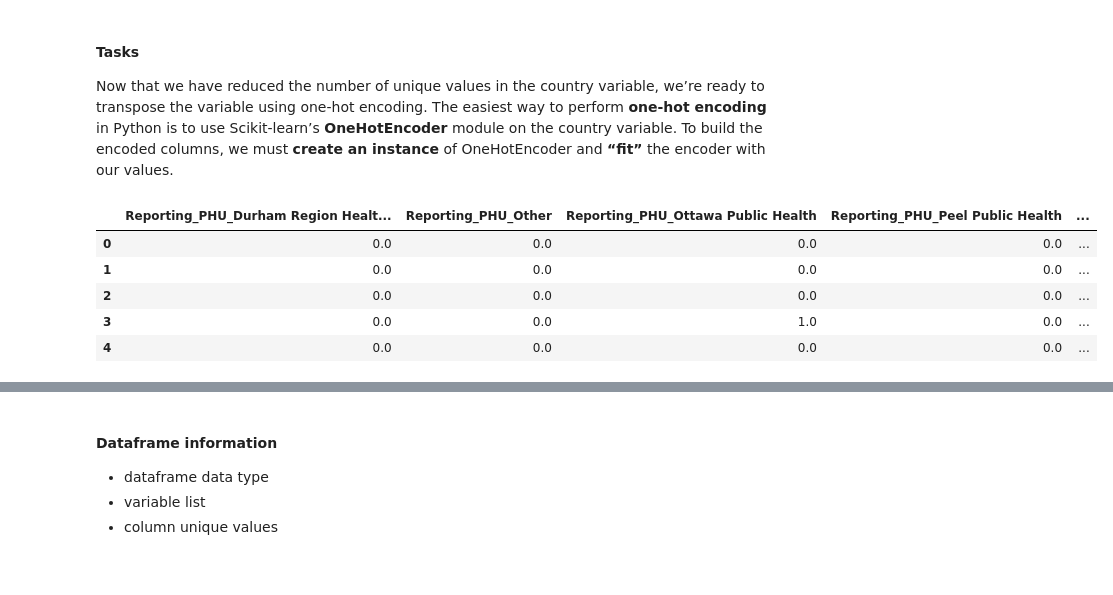
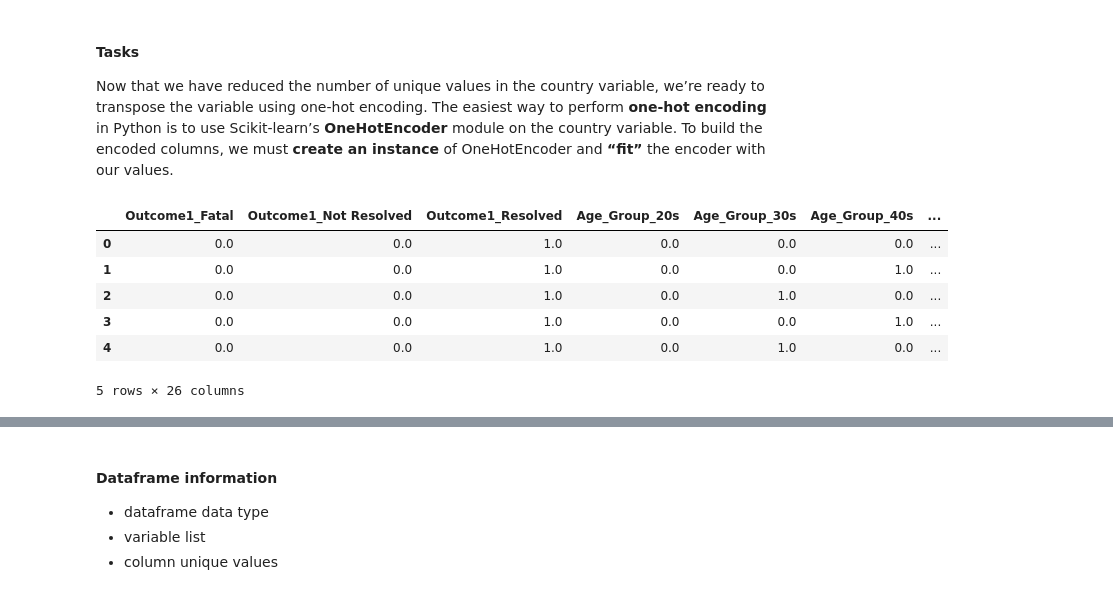
Before and after one commit to tenley8/Team-3, a Jupyter notebook: Ontario_COVID-19.ipynb, the cells around one changed output, grey strips where cells are left out. Saved outputs shown, nothing was run; the diff lists cells and outputs as text; code cells hidden in the pictures.

```diff
--- a/Ontario_COVID-19.ipynb
+++ b/Ontario_COVID-19.ipynb
@@ -65,3 +65,6 @@ Reporting_PHU_Longitude      float64
 dtype: object
 # %% [markdown]
 #### **Clean Data**
+# %%
+df2 = df[['Outcome1','Age_Group','Client_Gender','Reporting_PHU']]
+df2.head()
@@ -185,7 +147,7 @@ dtype: int64
 - 2) Create generalized categorical values and reassign all data points to the new corresponding values
 # %%
 # Application type counts
-Reporting_PHU_counts = df.Reporting_PHU.value_counts()
+Reporting_PHU_counts = df2.Reporting_PHU.value_counts()
 Reporting_PHU_counts
 # %% [output]
 Toronto Public Health                                       13511
@@ -219,14 +178,16 @@ According to the density plot, the most common unique values have more than 1000
 - Determine which values to replace
 - Replace in DataFrame
 - Check to make sure binning was successful
+# %%
+df2_cat = df2.dtypes[df2.dtypes == "object"].index.tolist()
 # %%
-# replace values
+# replace values (1000 could be bit too large. could try something like 200 to 500)
 replace_Reporting_PHU = list(Reporting_PHU_counts[Reporting_PHU_counts < 1000].index)
 
 # use for loop to replace values
 for i in replace_Reporting_PHU:
-    df.Reporting_PHU  = df.Reporting_PHU.replace(i,"Other")
+    df2.Reporting_PHU  = df2.Reporting_PHU.replace(i,"Other")
 
 # Bucketing sucess
-df.Reporting_PHU .value_counts()
+df2.Reporting_PHU .value_counts()
 # %% [output]
@@ -245,17 +211,18 @@ Now that we have reduced the number of unique values in the country variable, we
 # %%
 # Create the OneHotEncoder instance
 enc = OneHotEncoder(sparse=False)
 
 # Fit the encoder and produce encoded DataFrame
-PHU_df = pd.DataFrame(enc.fit_transform(df.Reporting_PHU.values.reshape(-1,1)))
+encoded_df2 = pd.DataFrame(enc.fit_transform(df2))
 
 # Rename encoded columns
-PHU_df.columns = enc.get_feature_names(['Reporting_PHU'])
-PHU_df.head()
+encoded_df2.columns = enc.get_feature_names(df2_cat)
+encoded_df2.head()
 # %% [output]
-|  | Reporting_PHU_Durham Region Healt... | Reporting_PHU_Other | Reporting_PHU_Ottawa Public Health | Reporting_PHU_Peel Public Health | ... |
-| 0 | 0.0 | 0.0 | 0.0 | 0.0 | ... |
-| 1 | 0.0 | 0.0 | 0.0 | 0.0 | ... |
-| 2 | 0.0 | 0.0 | 0.0 | 0.0 | ... |
-| 3 | 0.0 | 0.0 | 1.0 | 0.0 | ... |
-| 4 | 0.0 | 0.0 | 0.0 | 0.0 | ... |
+|  | Outcome1_Fatal | Outcome1_Not Resolved | Outcome1_Resolved | Age_Group_20s | Age_Group_30s | Age_Group_40s | ... |
+| 0 | 0.0 | 0.0 | 1.0 | 0.0 | 0.0 | 0.0 | ... |
+| 1 | 0.0 | 0.0 | 1.0 | 0.0 | 0.0 | 1.0 | ... |
+| 2 | 0.0 | 0.0 | 1.0 | 0.0 | 1.0 | 0.0 | ... |
+| 3 | 0.0 | 0.0 | 1.0 | 0.0 | 0.0 | 1.0 | ... |
+| 4 | 0.0 | 0.0 | 1.0 | 0.0 | 1.0 | 0.0 | ... |
+5 rows × 26 columns
```
Also changed, not shown: parts of 35 cells of this notebook, 1 other file.
